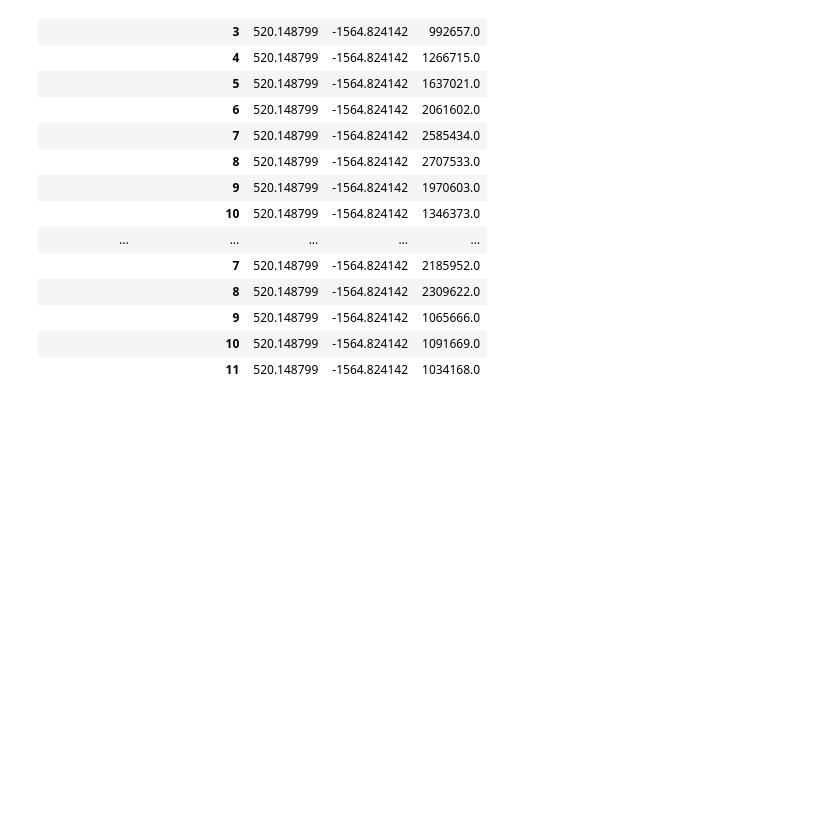
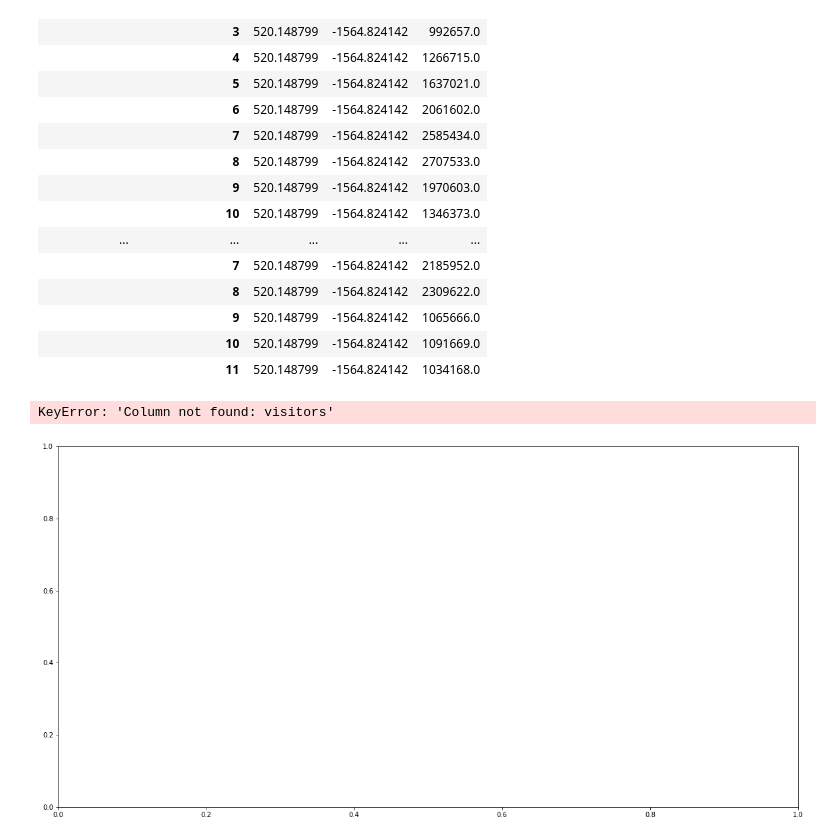
Before and after one commit to missymeyer/ProjectOne, a Jupyter notebook: ProjectOne.ipynb, the cells around one changed output. Saved outputs shown, nothing was run; the diff lists cells and outputs as text; code cells hidden in the pictures; blank space fills up the shorter version.

```diff
--- a/ProjectOne.ipynb
+++ b/ProjectOne.ipynb
@@ -280,3 +252,9 @@ monthly_summary.head(50)
 |  | 9 | 520.148799 | -1564.824142 | 1065666.0 |
 |  | 10 | 520.148799 | -1564.824142 | 1091669.0 |
 |  | 11 | 520.148799 | -1564.824142 | 1034168.0 |
+# %%
+# Create a boxplot to compare means
+monthly_summary.boxplot("visitors", by="Calendar Year", figsize=(20, 10))
+# %% [output]
+KeyError: 'Column not found: visitors'
+[figure, added]
```
Also changed, not shown: parts of 5 cells of this notebook, 2 other files.
